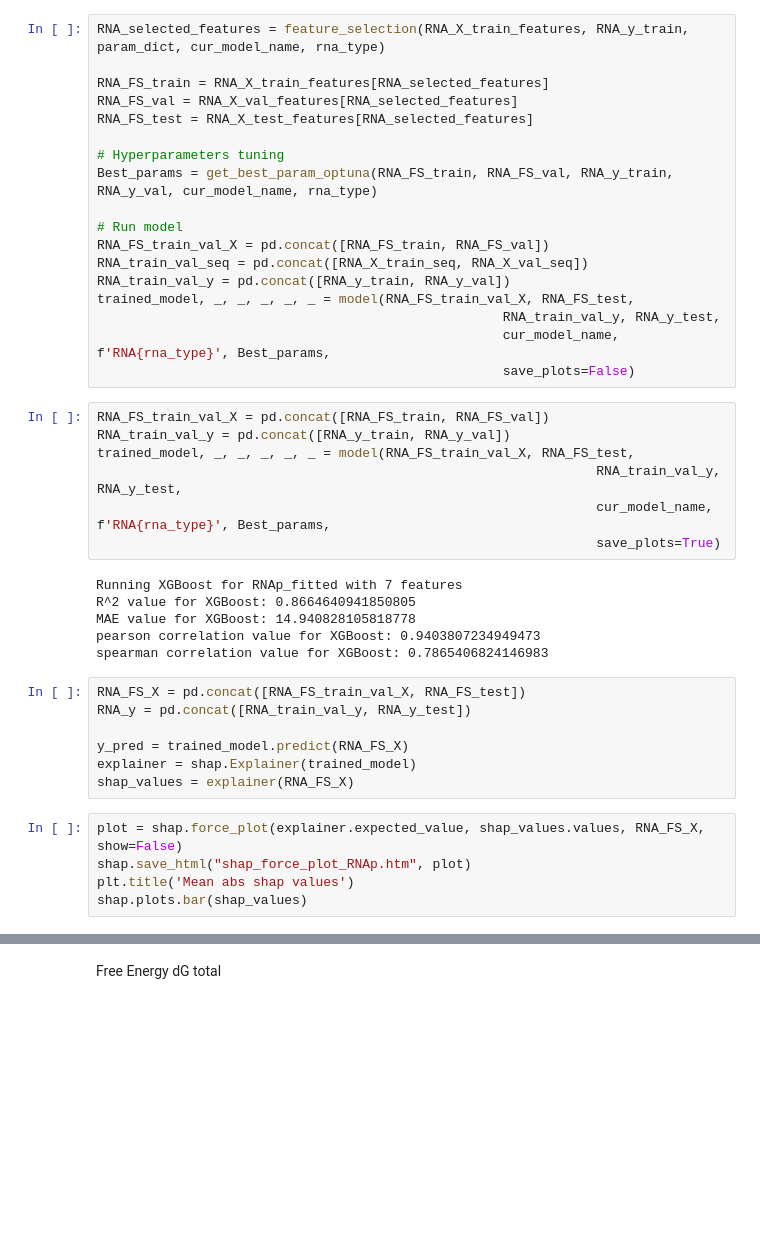
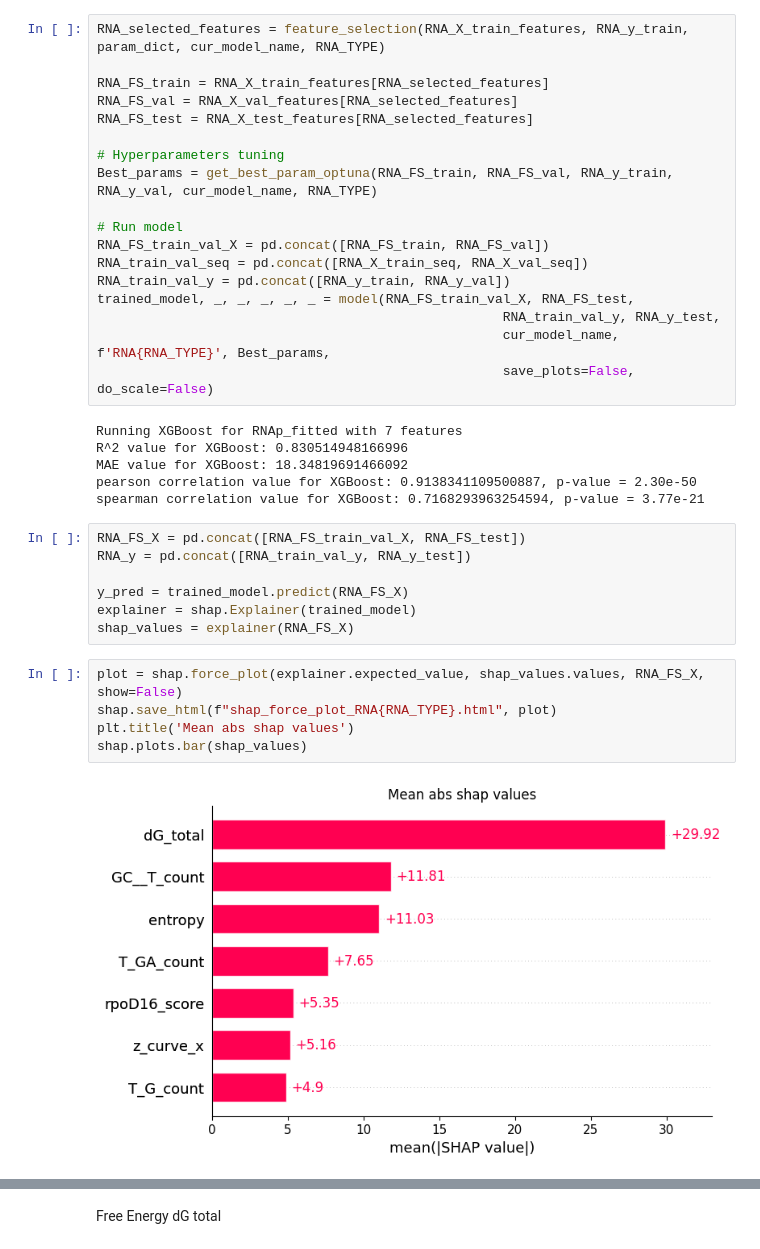
Before and after one commit to igem-tau/copy-number, a Jupyter notebook: src/analysis/shap_explainability_RNAp.ipynb, the cells around one changed output, grey strips where cells are left out. Cells and saved outputs as stored; diff of their text form; blank space fills up the shorter version.

```diff
--- a/src/analysis/shap_explainability_RNAp.ipynb
+++ b/src/analysis/shap_explainability_RNAp.ipynb
@@ -32,13 +32,13 @@ param_dict = model_selection(RNA_X_train_features, RNA_X_val_features, RNA_y_tra
 cur_model_name = 'XGBoost'
 # %%
-RNA_selected_features = feature_selection(RNA_X_train_features, RNA_y_train, param_dict, cur_model_name, rna_type)
+RNA_selected_features = feature_selection(RNA_X_train_features, RNA_y_train, param_dict, cur_model_name, RNA_TYPE)
 
 RNA_FS_train = RNA_X_train_features[RNA_selected_features]
 RNA_FS_val = RNA_X_val_features[RNA_selected_features]
 RNA_FS_test = RNA_X_test_features[RNA_selected_features]
 
 # Hyperparameters tuning
-Best_params = get_best_param_optuna(RNA_FS_train, RNA_FS_val, RNA_y_train, RNA_y_val, cur_model_name, rna_type)
+Best_params = get_best_param_optuna(RNA_FS_train, RNA_FS_val, RNA_y_train, RNA_y_val, cur_model_name, RNA_TYPE)
 
 # Run model
 RNA_FS_train_val_X = pd.concat([RNA_FS_train, RNA_FS_val])
@@ -46,21 +46,14 @@ RNA_train_val_seq = pd.concat([RNA_X_train_seq, RNA_X_val_seq])
 RNA_train_val_y = pd.concat([RNA_y_train, RNA_y_val])
 trained_model, _, _, _, _, _ = model(RNA_FS_train_val_X, RNA_FS_test,
                                                     RNA_train_val_y, RNA_y_test,
-                                                    cur_model_name, f'RNA{rna_type}', Best_params,
-                                                    save_plots=False)
+                                                    cur_model_name, f'RNA{RNA_TYPE}', Best_params,
+                                                    save_plots=False, do_scale=False)
+# %% [output]
+Running XGBoost for RNAp_fitted with 7 features
+R^2 value for XGBoost: 0.830514948166996
+MAE value for XGBoost: 18.34819691466092
+pearson correlation value for XGBoost: 0.9138341109500887, p-value = 2.30e-50
+spearman correlation value for XGBoost: 0.7168293963254594, p-value = 3.77e-21
-# %%
-RNA_FS_train_val_X = pd.concat([RNA_FS_train, RNA_FS_val])
-RNA_train_val_y = pd.concat([RNA_y_train, RNA_y_val])
-trained_model, _, _, _, _, _ = model(RNA_FS_train_val_X, RNA_FS_test,
-                                                                RNA_train_val_y, RNA_y_test,
-                                                                cur_model_name, f'RNA{rna_type}', Best_params,
-                                                                save_plots=True)
-# %% [output]
-Running XGBoost for RNAp_fitted with 7 features
-R^2 value for XGBoost: 0.8664640941850805
-MAE value for XGBoost: 14.940828105818778
-pearson correlation value for XGBoost: 0.9403807234949473
-spearman correlation value for XGBoost: 0.7865406824146983
 # %%
 RNA_FS_X = pd.concat([RNA_FS_train_val_X, RNA_FS_test])
 RNA_y = pd.concat([RNA_train_val_y, RNA_y_test])
@@ -70,9 +63,11 @@ explainer = shap.Explainer(trained_model)
 shap_values = explainer(RNA_FS_X)
 # %%
 plot = shap.force_plot(explainer.expected_value, shap_values.values, RNA_FS_X, show=False)
-shap.save_html("shap_force_plot_RNAp.htm", plot)
+shap.save_html(f"shap_force_plot_RNA{RNA_TYPE}.html", plot)
 plt.title('Mean abs shap values')
 shap.plots.bar(shap_values)
+# %% [output]
+[figure, added]
 # %%
 plt.title('Max copy number predicted sequence')
 shap.plots.waterfall(shap_values[np.argmax(y_pred)], max_display=10)
```
Also changed, not shown: parts of 8 cells of this notebook, 2 other files.
